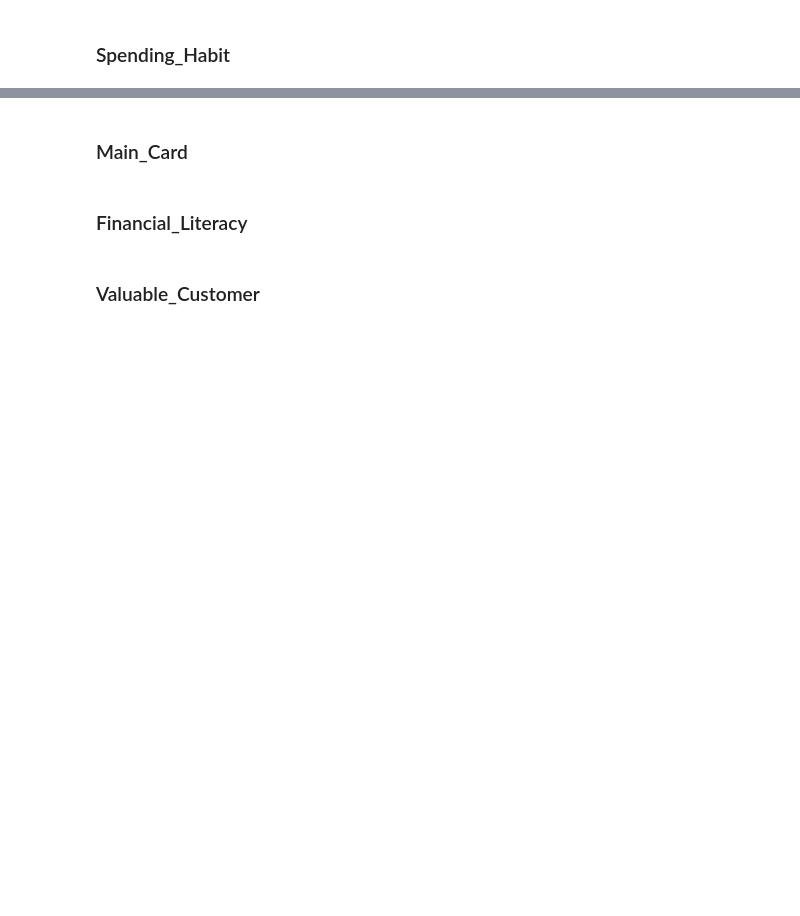
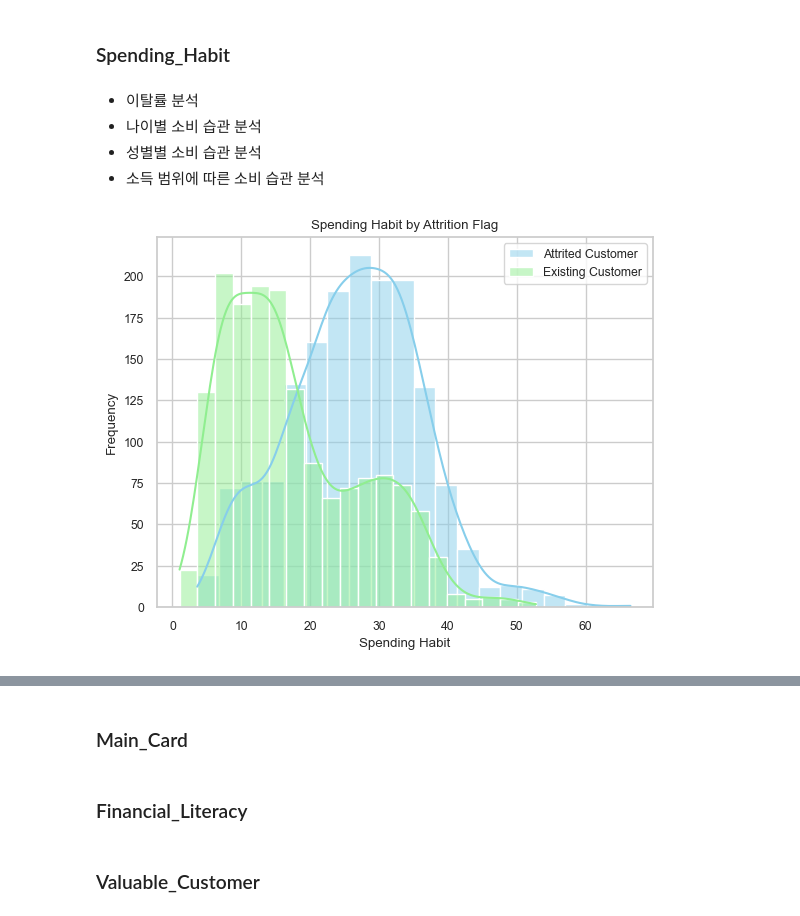
Before and after one commit to myhappydays/Programmers-Data-Analysis-2nd, a Jupyter notebook: Seokjun/Hypothesis_Test.ipynb, the cells around one changed output, grey strips where cells are left out. Saved outputs shown, nothing was run; the diff lists cells and outputs as text; code cells hidden in the pictures; blank space fills up the shorter version.

Commit message:
Spending_Habit Analyze

```diff
--- a/Seokjun/Hypothesis_Test.ipynb
+++ b/Seokjun/Hypothesis_Test.ipynb
@@ -693,2 +703,26 @@ ValueError: could not convert string to float: 'Not New'
 # %% [markdown]
 ### Spending_Habit
+# %% [markdown]
+- 이탈률 분석
+- 나이별 소비 습관 분석
+- 성별별 소비 습관 분석
+- 소득 범위에 따른 소비 습관 분석
+# %%
+# 이탈 여부별 Spending_Habit
+attrited = df[df['Attrition_Flag'] == 1]['Spending_Habit']
+existing = df[df['Attrition_Flag'] == 0]['Spending_Habit']
+
+attrited = attrited.sample(n=len(existing), random_state=0)
+
+sns.histplot(attrited, bins=20, kde=True, color='skyblue', label='Attrited Customer')
+sns.histplot(existing, bins=20, kde=True, color='lightgreen', label='Existing Customer')
+
+plt.title('Spending Habit by Attrition Flag')
+plt.xlabel('Spending Habit')
+plt.ylabel('Frequency')
+
+plt.legend()
+
+plt.show()
+# %% [output]
+[figure, added]
```
Also changed, not shown: parts of 11 cells of this notebook.
